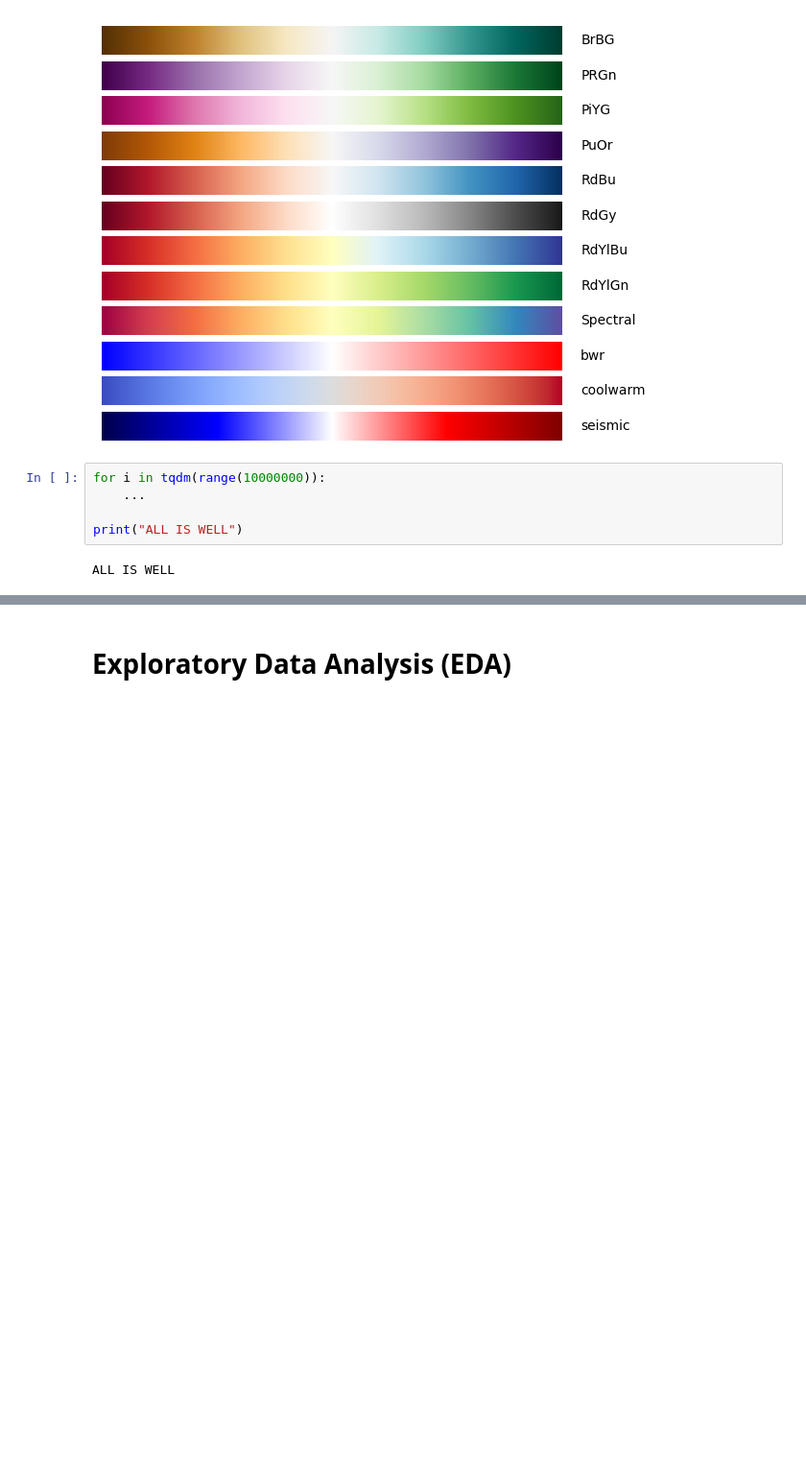
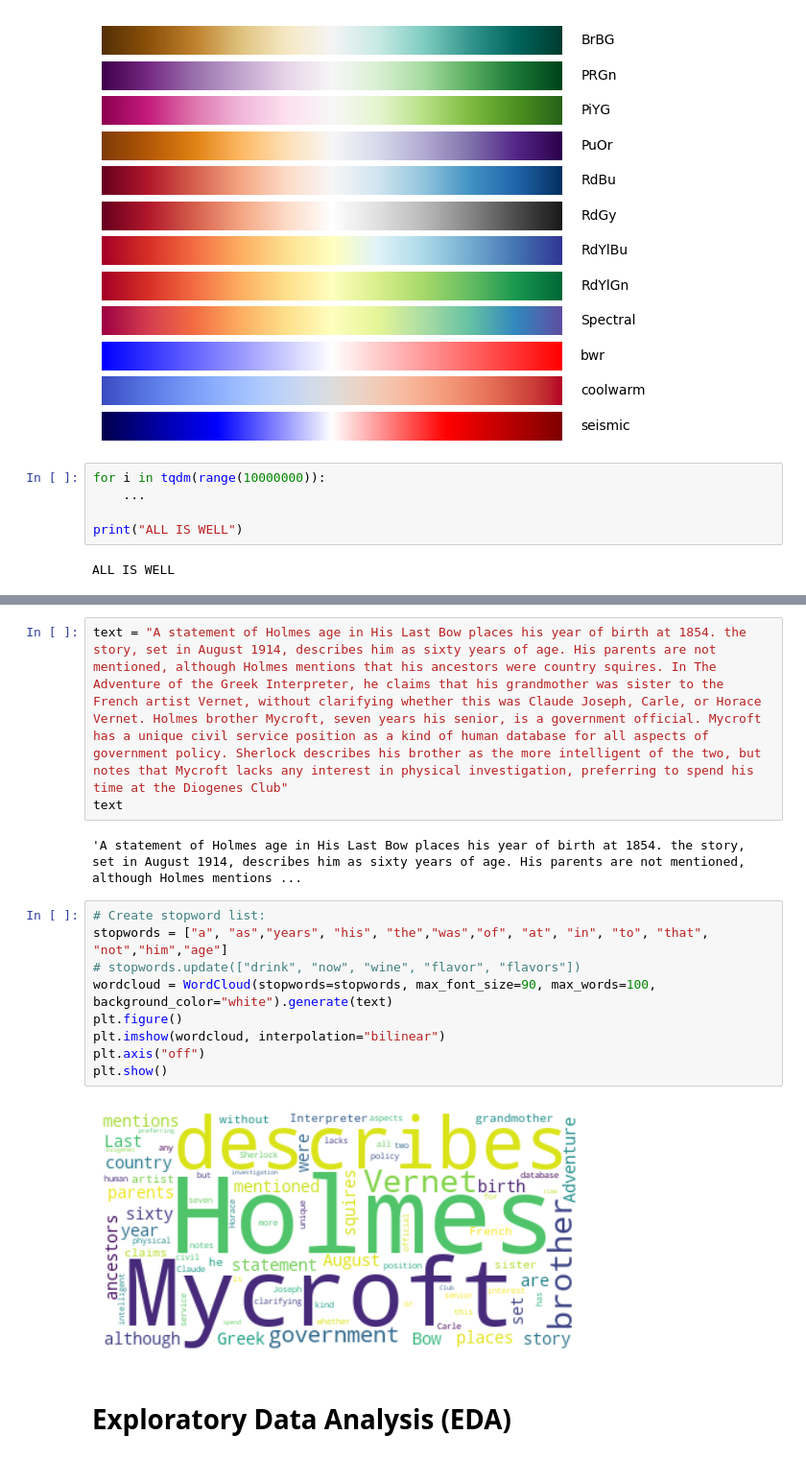
Before and after one commit to aghoshpro/myProjects, a Jupyter notebook: myDockerPyEnv/notebooks/checkFirst.ipynb, the cells around one changed output, grey strips where cells are left out. Shown at 96% size. Cells and saved outputs as stored; diff of their text form; blank space fills up the shorter version.

```diff
--- a/myDockerPyEnv/notebooks/checkFirst.ipynb
+++ b/myDockerPyEnv/notebooks/checkFirst.ipynb
@@ -312,2 +329,18 @@ ALL IS WELL
+# %%
+text = "A statement of Holmes age in His Last Bow places his year of birth at 1854. the story, set in August 1914, describes him as sixty years of age. His parents are not mentioned, although Holmes mentions that his ancestors were country squires. In The Adventure of the Greek Interpreter, he claims that his grandmother was sister to the French artist Vernet, without clarifying whether this was Claude Joseph, Carle, or Horace Vernet. Holmes brother Mycroft, seven years his senior, is a government official. Mycroft has a unique civil service position as a kind of human database for all aspects of government policy. Sherlock describes his brother as the more intelligent of the two, but notes that Mycroft lacks any interest in physical investigation, preferring to spend his time at the Diogenes Club"
+text
+# %% [output]
+'A statement of Holmes age in His Last Bow places his year of birth at 1854. the story, set in August 1914, describes him as sixty years of age. His parents are not mentioned, although Holmes mentions ...
+# %%
+# Create stopword list:
+stopwords = ["a", "as","years", "his", "the","was","of", "at", "in", "to", "that", "not","him","age"]
+# stopwords.update(["drink", "now", "wine", "flavor", "flavors"])
+wordcloud = WordCloud(stopwords=stopwords, max_font_size=90, max_words=100, background_color="white").generate(text)
+plt.figure()
+plt.imshow(wordcloud, interpolation="bilinear")
+plt.axis("off")
+plt.show()
+# %% [output]
+[figure, added]
 # %% [markdown]
 # Exploratory Data Analysis (EDA)
```
Also changed, not shown: parts of 6 cells of this notebook, 1 other file.
